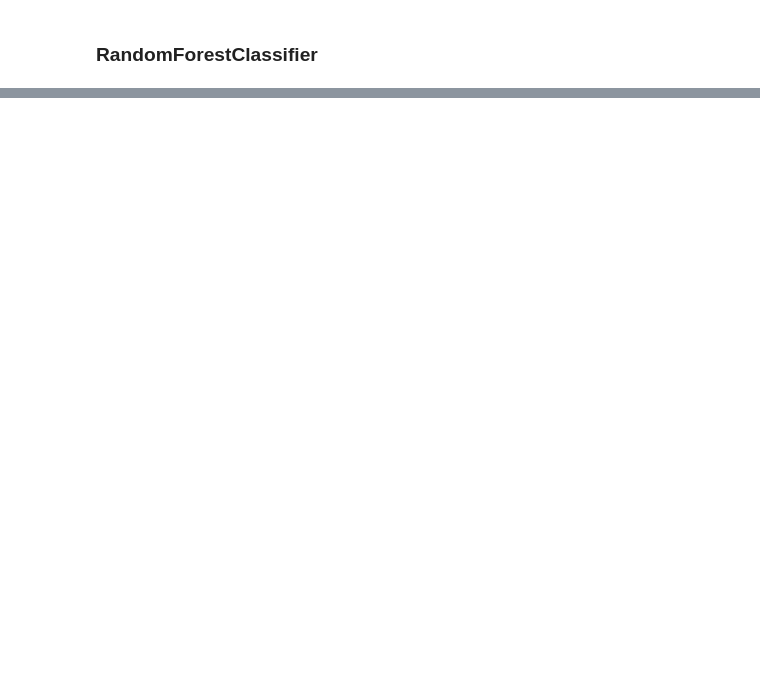
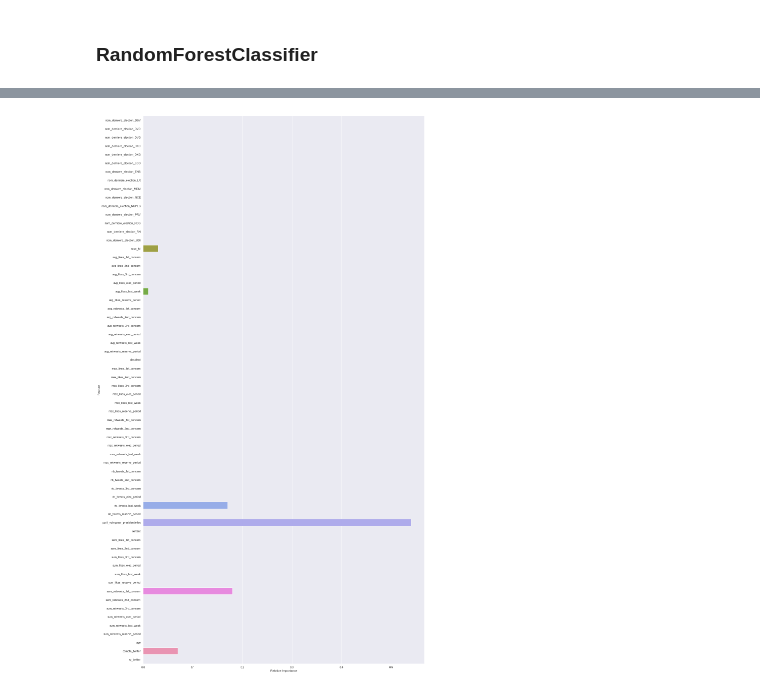
Before and after one commit to Antoine101/ElecTweets, a Jupyter notebook: model_exploration.ipynb, the cells around one changed output, grey strips where cells are left out. Drawn from its saved outputs; the diff is of its cells as text; code cells hidden in the pictures; blank space fills up the shorter version.

```diff
--- a/model_exploration.ipynb
+++ b/model_exploration.ipynb
@@ -622,0 +626,4 @@ dict_keys(['memory', 'steps', 'verbose', 'preprocessor', 'model', 'preprocessor_
+# %%
+plot_features_importance(dt_grid_search)
+# %% [output]
+[figure, added]
```
Also changed, not shown: parts of 23 cells of this notebook.
